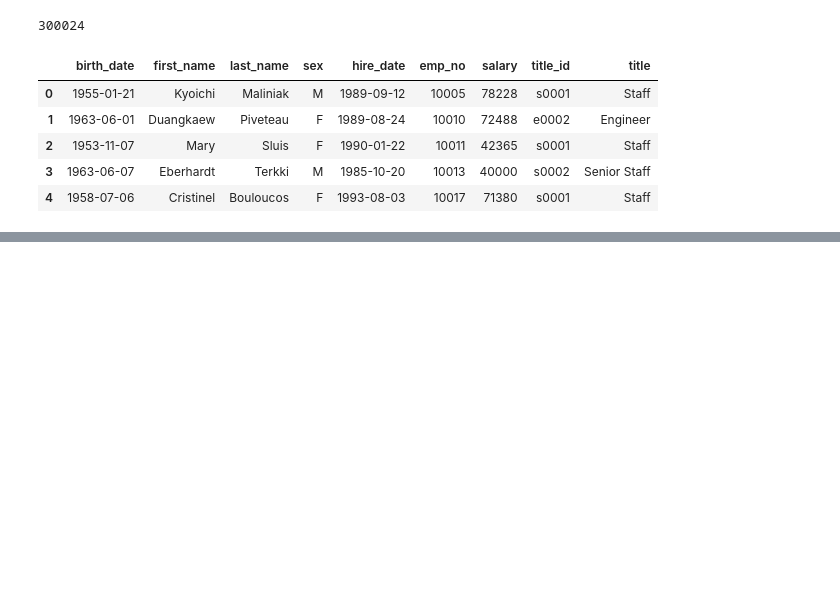
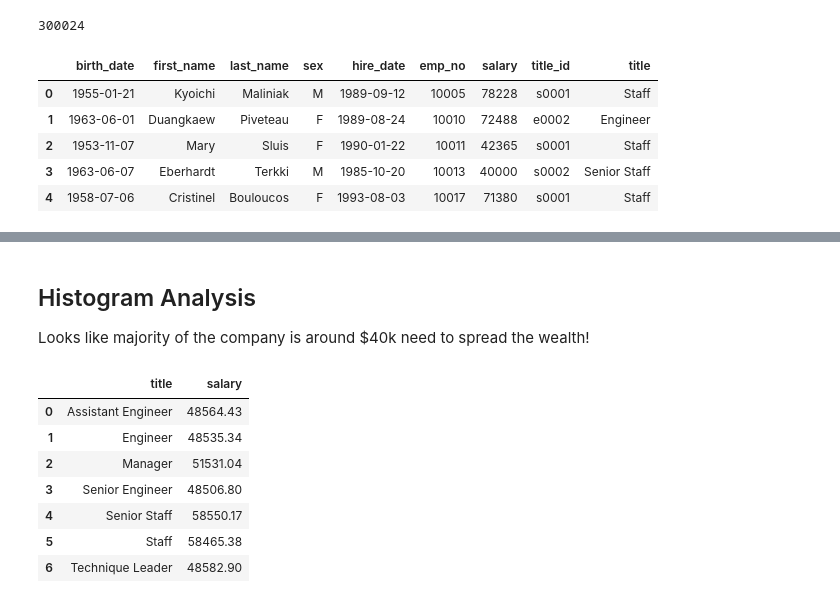
Before and after one commit to jayhjman/sql-challenge, a Jupyter notebook: Bonus/Bonus.ipynb, the cells around one changed output, grey strips where cells are left out. Saved outputs shown, nothing was run; the diff lists cells and outputs as text; code cells hidden in the pictures; blank space fills up the shorter version.

```diff
--- a/Bonus/Bonus.ipynb
+++ b/Bonus/Bonus.ipynb
@@ -111,0 +113,19 @@ for x in ax:
+# %% [markdown]
+## Histogram Analysis
+
+Looks like majority of the company is around $40k need to spread the wealth!
+# %%
+# aggregate salary by title by grouping
+title_mean_salary_df = df.groupby('title').agg({"salary":"mean"})
+title_mean_salary_df['salary'] = round(title_mean_salary_df['salary'],2)
+title_mean_salary_df = title_mean_salary_df.reset_index()
+title_mean_salary_df
+# %% [output]
+|  | title | salary |
+| 0 | Assistant Engineer | 48564.43 |
+| 1 | Engineer | 48535.34 |
+| 2 | Manager | 51531.04 |
+| 3 | Senior Engineer | 48506.80 |
+| 4 | Senior Staff | 58550.17 |
+| 5 | Staff | 58465.38 |
+| 6 | Technique Leader | 48582.90 |
```
Also changed, not shown: parts of 5 cells of this notebook.
